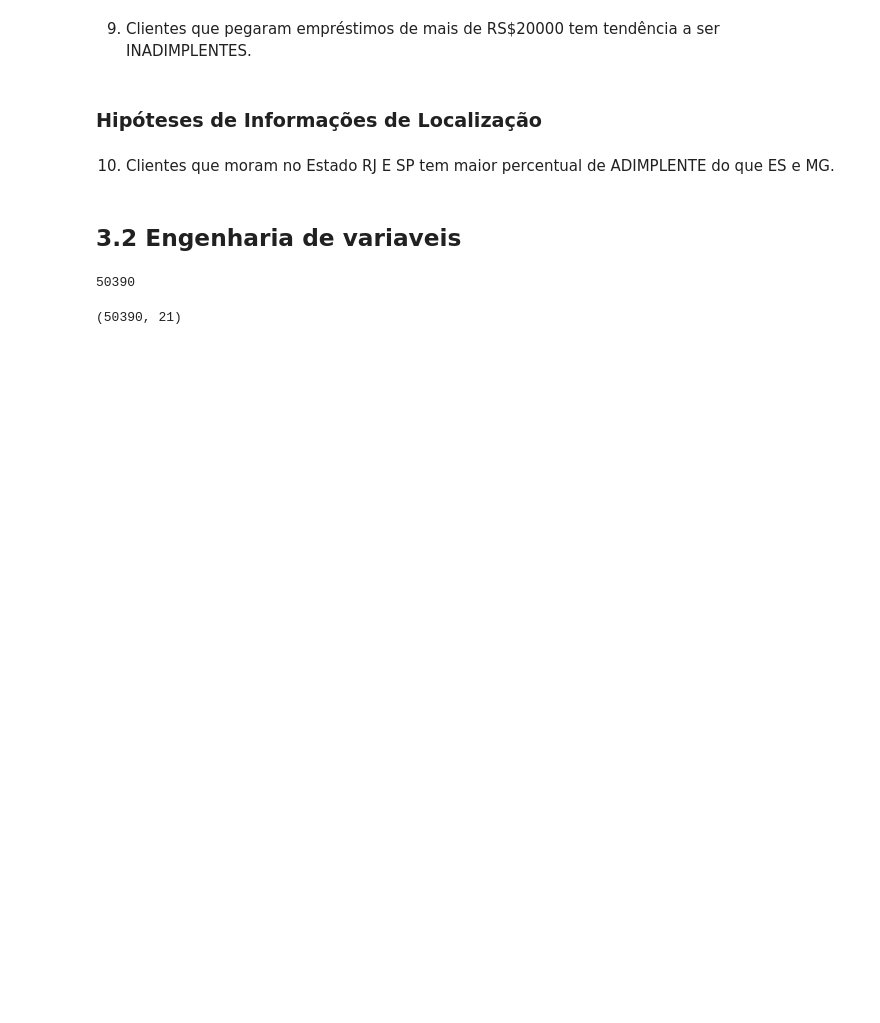
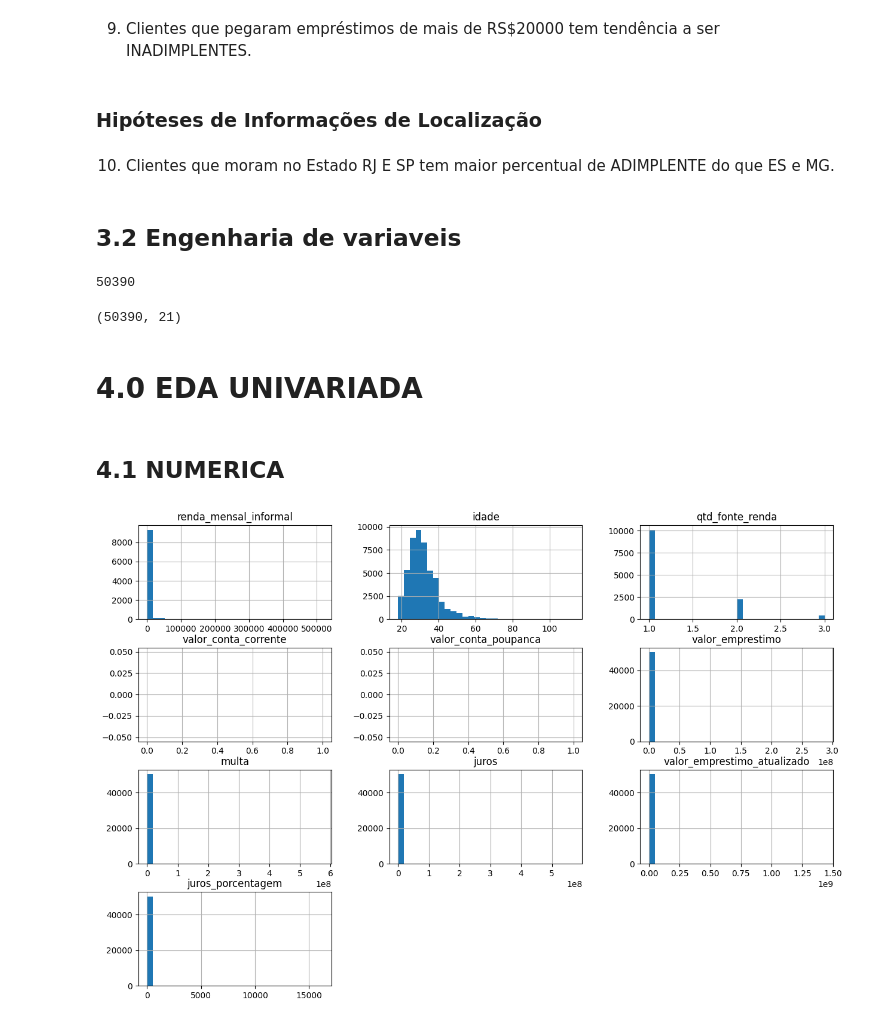
Before and after one commit to douglasaturnino/ml-shap, a Jupyter notebook: notebook/shap_model.ipynb, the cells around one changed output. Cells and saved outputs as stored; diff of their text form; code cells hidden in the pictures; blank space fills up the shorter version.

Commit message:
Terminado a EDA univariada

```diff
--- a/notebook/shap_model.ipynb
+++ b/notebook/shap_model.ipynb
@@ -240,3 +240,15 @@ df3.shape
 (50390, 21)
 # %%
 df3['juros_porcentagem'] = df3['juros'] / df3['valor_emprestimo']
+# %% [markdown]
+# 4.0 EDA UNIVARIADA
+# %%
+df4 = df3.copy()
+# %% [markdown]
+## 4.1 NUMERICA
+# %%
+num_attributes = df4.select_dtypes(include=['int64', 'float64'])
+# %%
+num_attributes.drop('id', axis='columns').hist(bins=30, figsize=(15,10));
+# %% [output]
+[figure, added]
```
Also changed, not shown: parts of 31 cells of this notebook.
